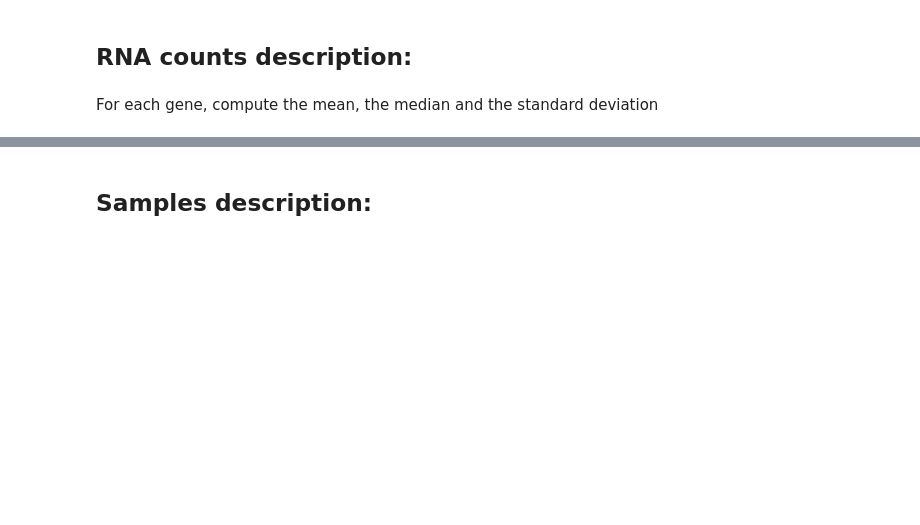
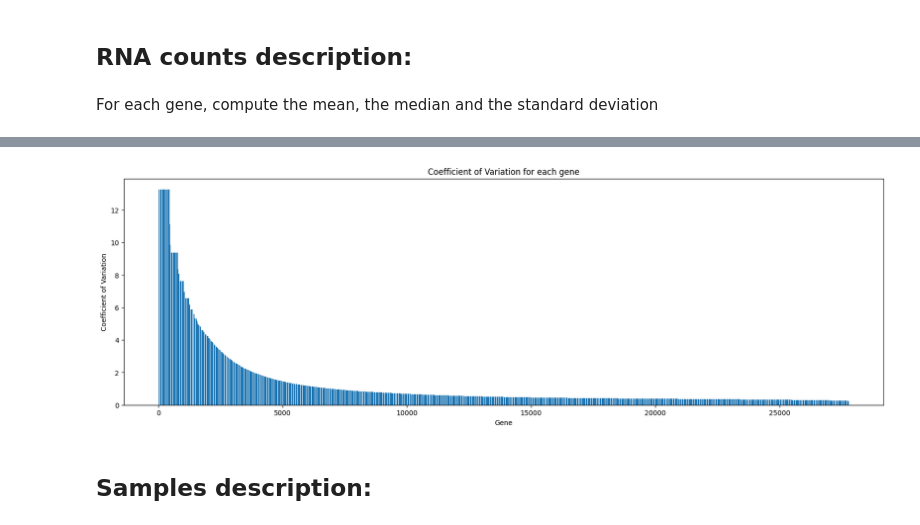
Before and after one commit to betacodd/Biomarkers_identification, a Jupyter notebook: Levy_Eytan_Bakic_Eytan/Eytan_part.ipynb, the cells around one changed output, grey strips where cells are left out. Saved outputs shown, nothing was run; the diff lists cells and outputs as text; code cells hidden in the pictures; blank space fills up the shorter version.

```diff
--- a/Levy_Eytan_Bakic_Eytan/Eytan_part.ipynb
+++ b/Levy_Eytan_Bakic_Eytan/Eytan_part.ipynb
@@ -371,5 +432,9 @@ plt.show()
 # %%
 # Representing Variation Coefficient
+
+Frame.plot_gen_cv()
+# %% [output]
+[figure, added]
 # %% [markdown]
 ## Samples description:
 # %% [markdown]
```
Also changed, not shown: parts of 32 cells of this notebook.
